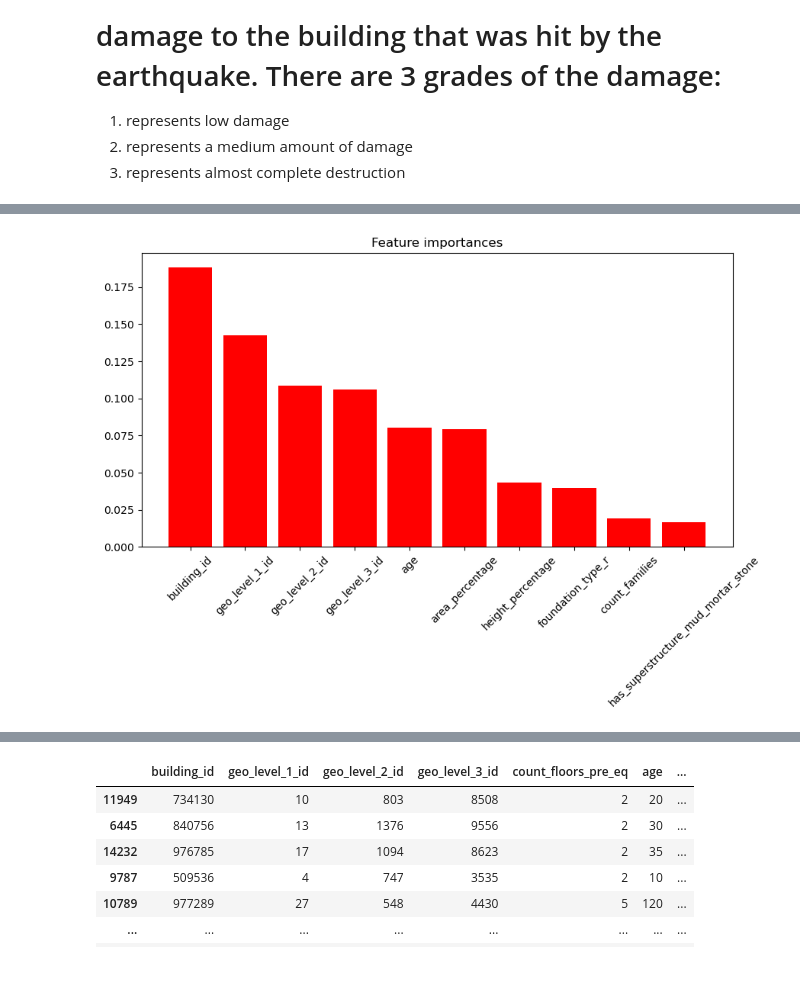
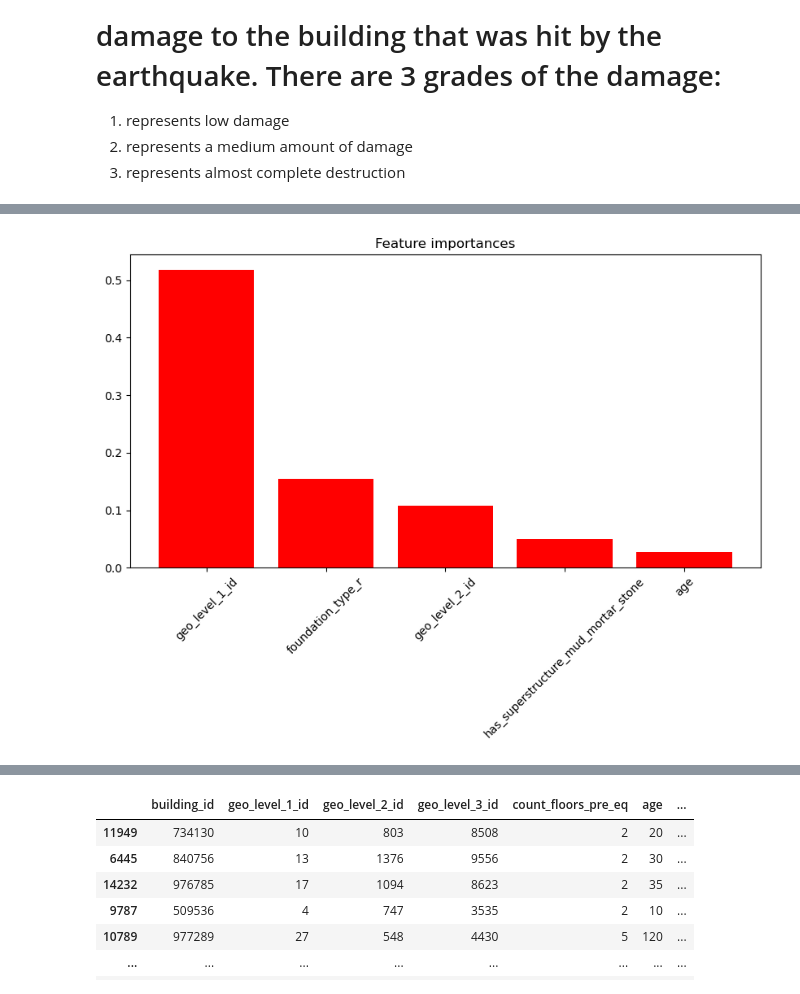
Before and after one commit to ReiannaLiu/Modeling-Earthquake-Damage, a Jupyter notebook: Modeling/Decision_Tree_modeling.ipynb, the cells around one changed output, grey strips where cells are left out. Saved outputs shown, nothing was run; the diff lists cells and outputs as text; code cells hidden in the pictures.

Commit message:
decision tree model updated

```diff
--- a/Modeling/Decision_Tree_modeling.ipynb
+++ b/Modeling/Decision_Tree_modeling.ipynb
@@ -53,0 +30,28 @@ X_test_pca = X_test_scaled
+# %%
+from sklearn.model_selection import GridSearchCV
+from sklearn.tree import DecisionTreeClassifier
+
+# Initialize the classifier
+dtc = DecisionTreeClassifier()
+
+# Define the parameter grid
+param_grid = {
+    'criterion': ['gini', 'entropy'],
+    'max_depth': [None, 5, 10, 20],
+    'min_samples_split': [2, 5],
+    'min_samples_leaf': [1, 2, 4],
+    'max_features': [None, 'sqrt', 'log2']
+}
+
+# Initialize GridSearchCV
+grid_search = GridSearchCV(estimator=dtc, param_grid=param_grid, cv=5, scoring='accuracy')
+
+# Fit GridSearchCV
+grid_search.fit(X_train_pca, y_train)
+
+# Get the best parameters and the best score
+best_params = grid_search.best_params_
+best_score = grid_search.best_score_
+
+print(f"Best Parameter: {best_params}")
+print(f"Best Score: {best_score}")
@@ -54,4 +61,7 @@ X_test_pca = X_test_scaled
 # %%
-decision_tree_clf = DecisionTreeClassifier(random_state=42)
+# use the best parameters to fit the model
+decision_tree_clf = DecisionTreeClassifier(**best_params)
 decision_tree_clf.fit(X_train_pca, y_train)
+# decision_tree_clf = DecisionTreeClassifier(random_state=42)
+# decision_tree_clf.fit(X_train_pca, y_train)
 # %% [output]
@@ -72,14 +126,14 @@ weighted avg       0.65      0.65      0.65     52121
 # %%
-# find the top 10 important features
+# find the top 5 important features
 importances = decision_tree_clf.feature_importances_
 indices = np.argsort(importances)[::-1]
 features = X_train.columns
 plt.figure(figsize=(10, 5))
 plt.title("Feature importances")
-plt.bar(range(10), importances[indices[:10]], color="r", align="center")
-plt.xticks(range(10), features[indices[:10]], rotation=45)
+plt.bar(range(5), importances[indices[:5]], color="r", align="center")
+plt.xticks(range(5), features[indices[:5]], rotation=45)
 plt.show()
 # %% [output]
-[figure, old version]
+[figure, new version]
 # %%
 # finding the relationship of the top 5 important features and demage level
```
Also changed, not shown: parts of 13 cells of this notebook.
